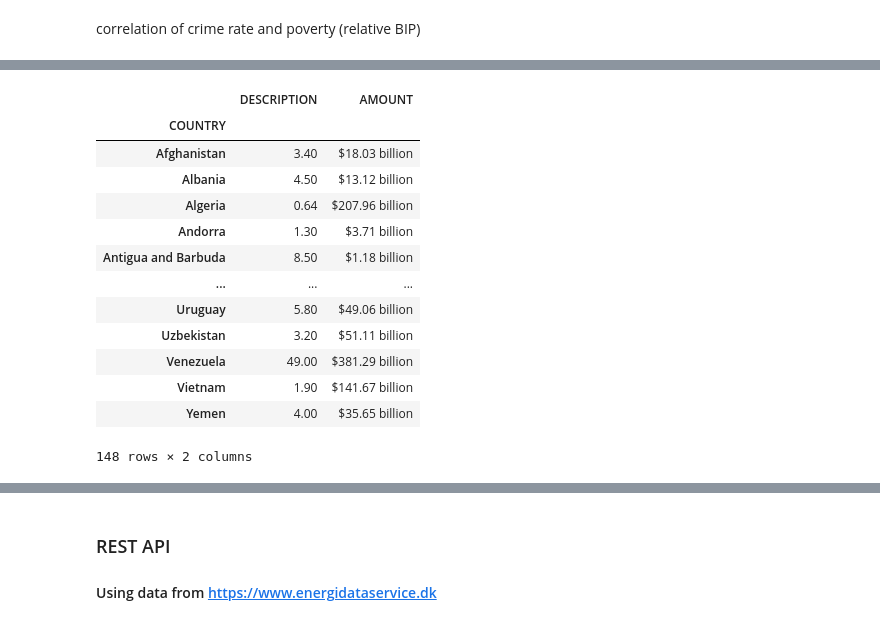
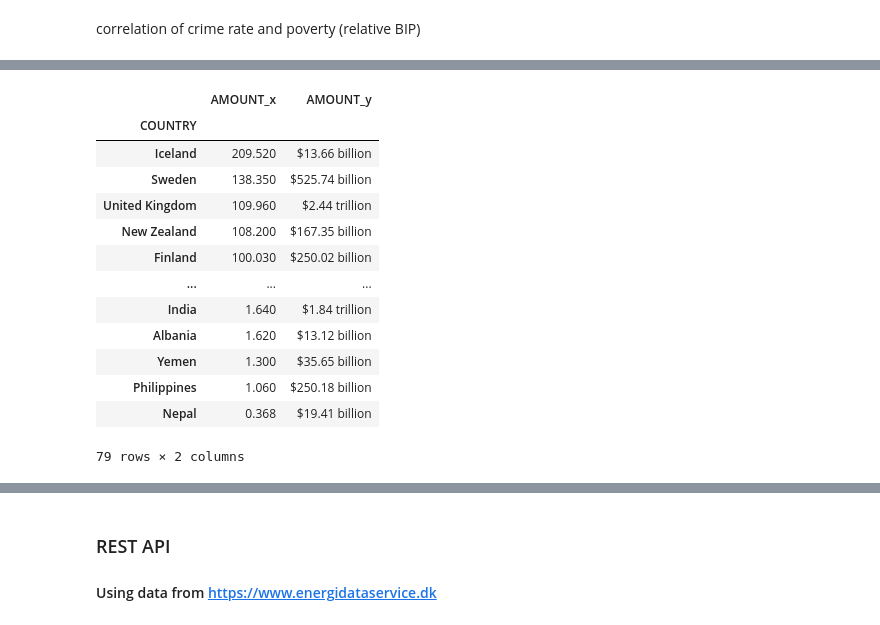
Before and after one commit to Ananassio/Data-Minig-Lab, a Jupyter notebook: Week_2/Assingment_2.1.ipynb, the cells around one changed output, grey strips where cells are left out. Saved outputs shown, nothing was run; the diff lists cells and outputs as text; code cells hidden in the pictures.

```diff
--- a/Week_2/Assingment_2.1.ipynb
+++ b/Week_2/Assingment_2.1.ipynb
@@ -178,7 +198,7 @@ correlation of crime rate and poverty (relative BIP)
 #use request to get data from URL
 res5 = requests.get("https://www.nationmaster.com/country-info/stats/Crime/Total-crimes-per-1000")
 #parse data as HTML
-soup5 = BeautifulSoup(res3.content,'lxml')
+soup5 = BeautifulSoup(res5.content,'lxml')
 #extract tables
 table5 = soup5.find_all('table')[0]
 #convert table to pandas data frame
@@ -211,0 +232,5 @@ df5
+# %%
+df5 = df5.fillna(0)
+df5 = df5.set_index('#').drop(0).reset_index()
+df5 = df5.drop(2).reset_index().drop(['index','#','DATE','GRAPH',], axis=1)
+df5
@@ -212,4 +251,4 @@ df5
 # %%
-df6 = pd.DataFrame(df6[0]).drop(['DATE','GRAPH','HISTORY'], axis=1)
+df6 = pd.DataFrame(df6[0])
 df6
 # %% [output]
@@ -234,0 +268,5 @@ def histogram_intersection(a, b):
+# %%
+df6 = df6.fillna(0)
+df6 = df6.set_index('#').drop(0).reset_index()
+df6 = df6.drop(2).reset_index().drop(['index','#','DATE','GRAPH','HISTORY'], axis=1)
+df6
@@ -235,19 +287,19 @@ def histogram_intersection(a, b):
 # %%
-df5 = df5.merge(df6, how='inner', on='COUNTRY').drop('#',axis=1)
+df5 = df5.merge(df6, how='inner', on='COUNTRY')
 df5 = df5.set_index('COUNTRY')
 df5
 # %% [output]
-|  | DESCRIPTION | AMOUNT |
+|  | AMOUNT_x | AMOUNT_y |
 | COUNTRY |  |  |
-| Afghanistan | 3.40 | $18.03 billion |
-| Albania | 4.50 | $13.12 billion |
-| Algeria | 0.64 | $207.96 billion |
-| Andorra | 1.30 | $3.71 billion |
-| Antigua and Barbuda | 8.50 | $1.18 billion |
+| Iceland | 209.520 | $13.66 billion |
+| Sweden | 138.350 | $525.74 billion |
+| United Kingdom | 109.960 | $2.44 trillion |
+| New Zealand | 108.200 | $167.35 billion |
+| Finland | 100.030 | $250.02 billion |
 | ... | ... | ... |
-| Uruguay | 5.80 | $49.06 billion |
-| Uzbekistan | 3.20 | $51.11 billion |
-| Venezuela | 49.00 | $381.29 billion |
-| Vietnam | 1.90 | $141.67 billion |
-| Yemen | 4.00 | $35.65 billion |
+| India | 1.640 | $1.84 trillion |
+| Albania | 1.620 | $13.12 billion |
+| Yemen | 1.300 | $35.65 billion |
+| Philippines | 1.060 | $250.18 billion |
+| Nepal | 0.368 | $19.41 billion |
-148 rows × 2 columns
+79 rows × 2 columns
```
Also changed, not shown: parts of 13 cells of this notebook.
